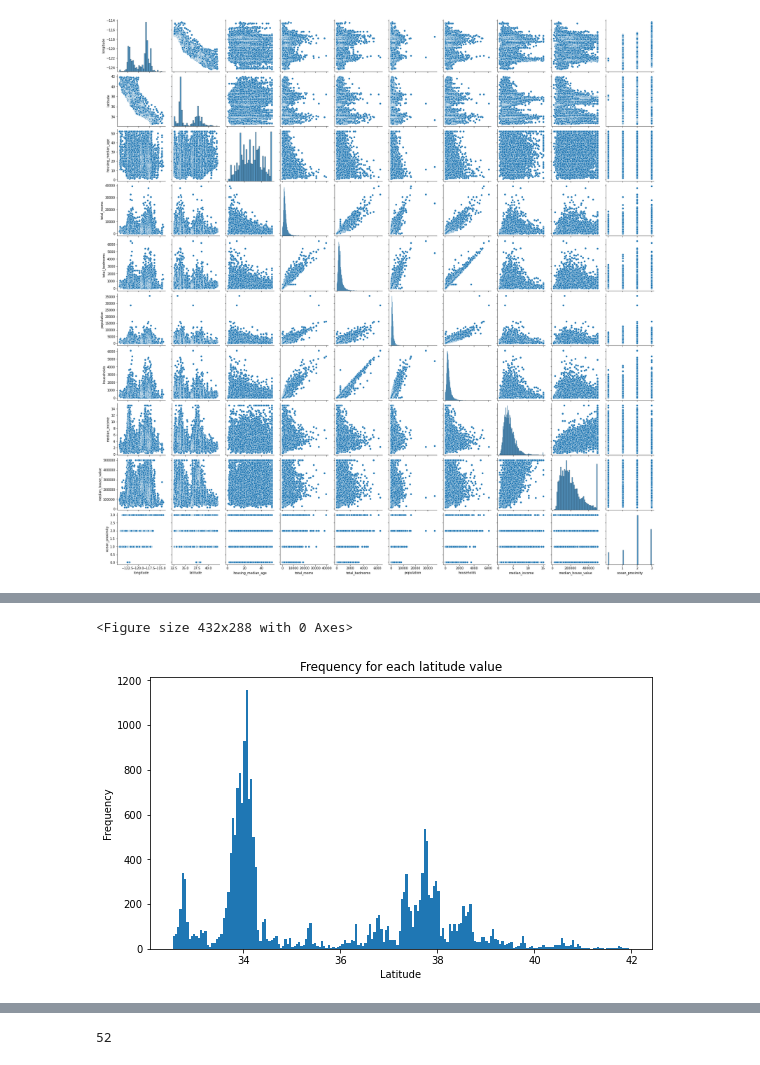
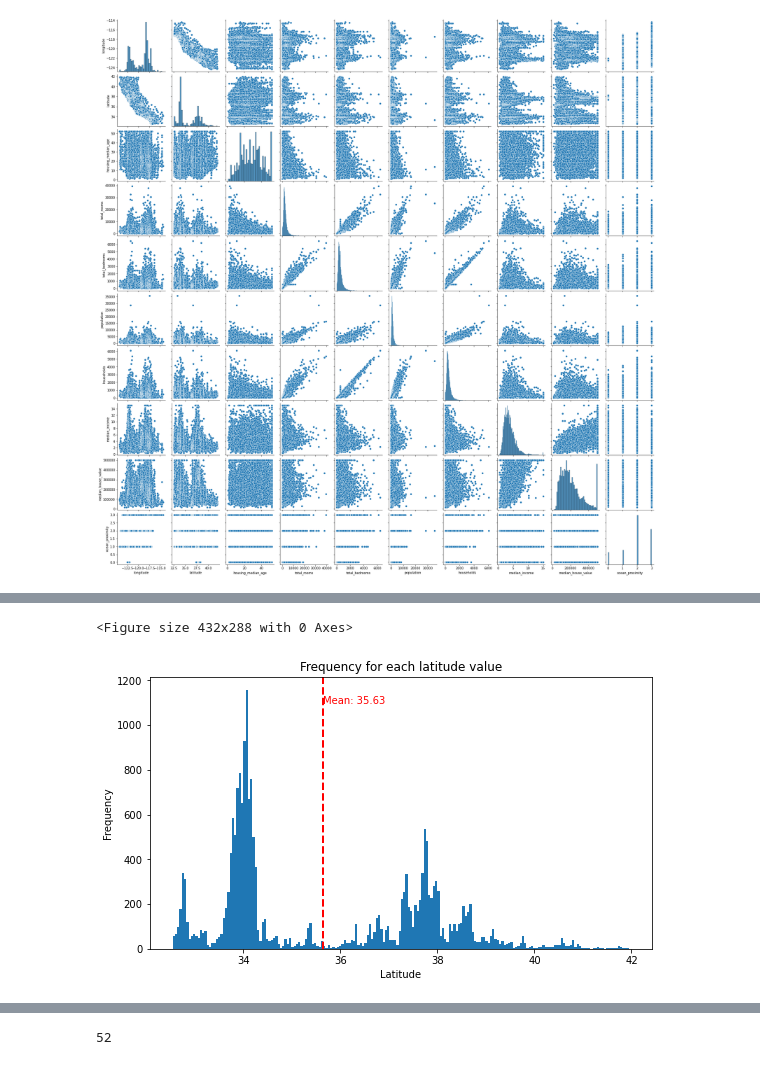
Before and after one commit to martinaviggiano/ml_project, a Jupyter notebook: Machine Learning Project.ipynb, the cells around one changed output, grey strips where cells are left out. Drawn from its saved outputs; the diff is of its cells as text; code cells hidden in the pictures.

```diff
--- a/Machine Learning Project.ipynb
+++ b/Machine Learning Project.ipynb
@@ -226,16 +215,19 @@ Name: longitude, dtype: float64
 # %%
 fig = plt.figure()
 plt.figure(figsize=(9,5))
 plt.hist(corr_df.latitude.values, bins= 200)
 plt.title('Frequency for each latitude value')
 plt.xlabel("Latitude")
 plt.ylabel("Frequency")
 #plt.grid(True)
+plt.axvline(corr_df.latitude.mean(), color='red', linestyle='dashed', linewidth=2)
+min_ylim, max_ylim = plt.ylim()
+plt.text(corr_df.latitude.mean(), max_ylim*0.9, 'Mean: {:.2f}'.format(corr_df.latitude.mean()), color='red')
 fig.savefig("images\Frequency for each latitude value.png")
 plt.show()
 # %% [output]
 <Figure size 432x288 with 0 Axes>
-[figure, old version]
+[figure, new version]
 # %%
 fig = plt.figure()
 plt.figure(figsize=(9,5))
```
Also changed, not shown: parts of 8 cells of this notebook.
